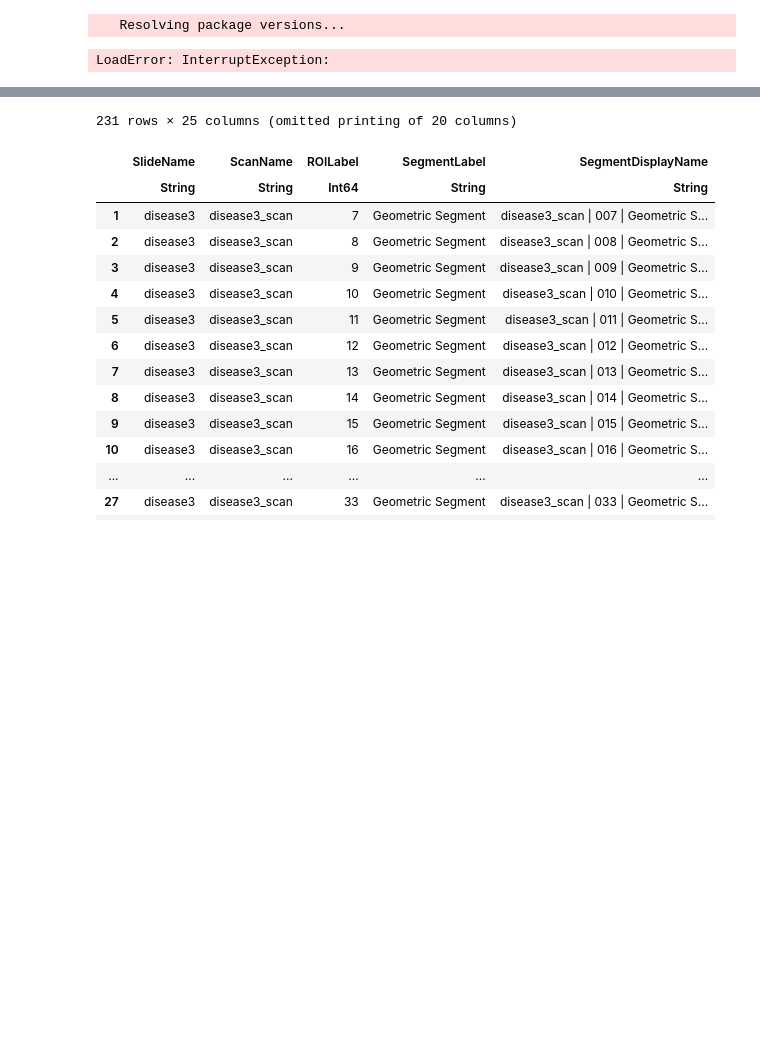
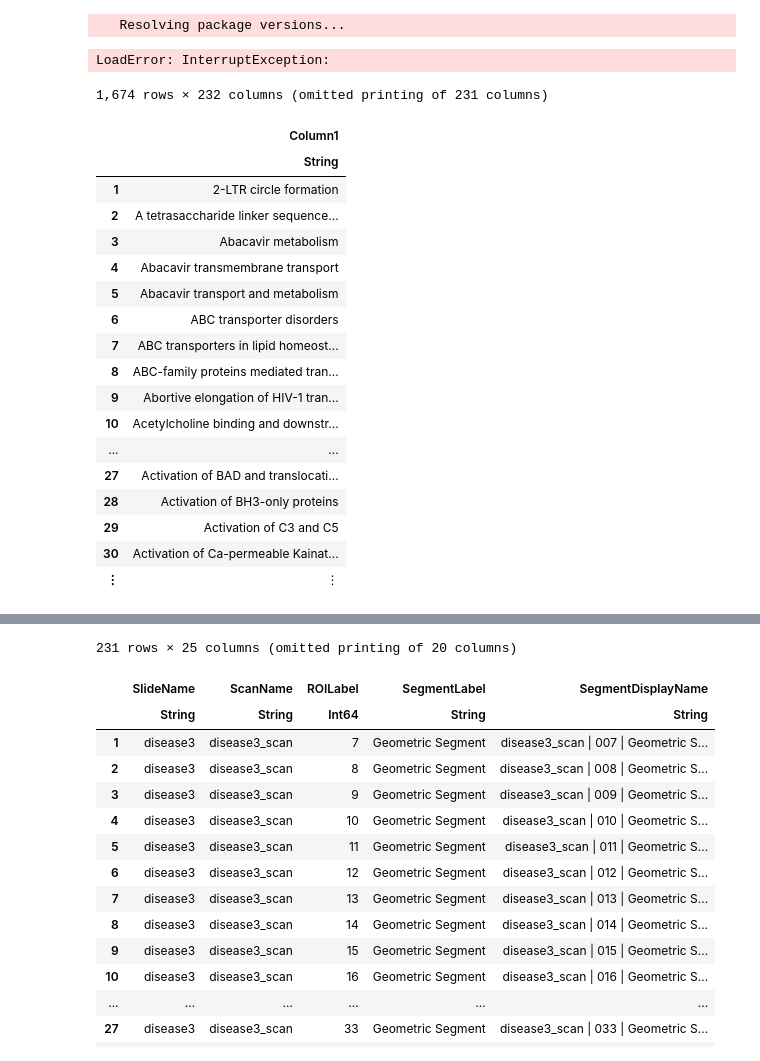
Before and after one commit to uluviano/geomx, a Jupyter notebook: dataFrameTests.ipynb, the cells around one changed output, grey strips where cells are left out. Cells and saved outputs as stored; diff of their text form; code cells hidden in the pictures; blank space fills up the shorter version.

```diff
--- a/dataFrameTests.ipynb
+++ b/dataFrameTests.ipynb
@@ -42,0 +78,22 @@ using Distances
+# %%
+ a=DataFrame(CSV.File("data/Kidney_ssGSEA.txt"))
+# %% [output]
+1,674 rows × 232 columns (omitted printing of 231 columns)
+|  | Column1 |
+|  | String |
+| 1 | 2-LTR circle formation |
+| 2 | A tetrasaccharide linker sequence... |
+| 3 | Abacavir metabolism |
+| 4 | Abacavir transmembrane transport |
+| 5 | Abacavir transport and metabolism |
+| 6 | ABC transporter disorders |
+| 7 | ABC transporters in lipid homeost... |
+| 8 | ABC-family proteins mediated tran... |
+| 9 | Abortive elongation of HIV-1 tran... |
+| 10 | Acetylcholine binding and downstr... |
+| ... | ... |
+| 27 | Activation of BAD and translocati... |
+| 28 | Activation of BH3-only proteins |
+| 29 | Activation of C3 and C5 |
+| 30 | Activation of Ca-permeable Kainat... |
+| ⋮ | ⋮ |
```
Also changed, not shown: parts of 9 cells of this notebook, 12 other files.
